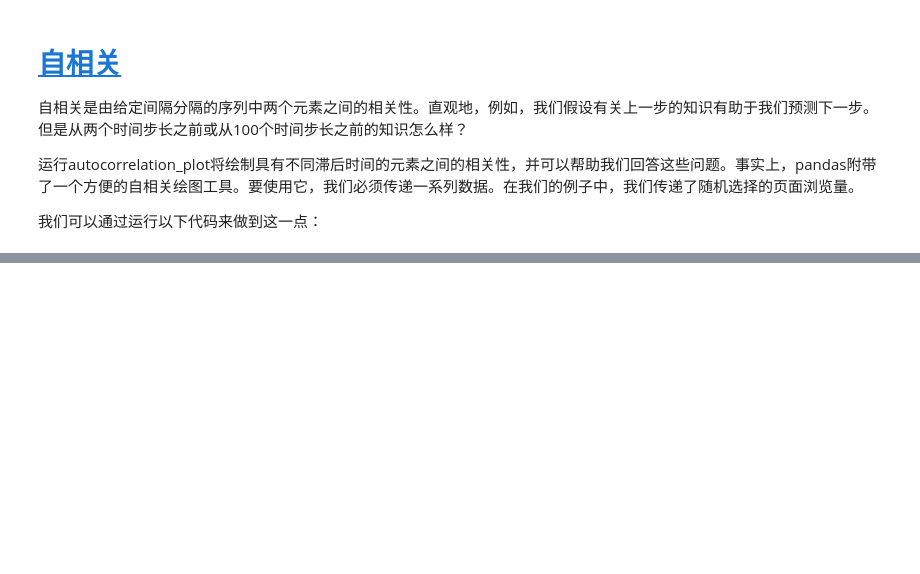
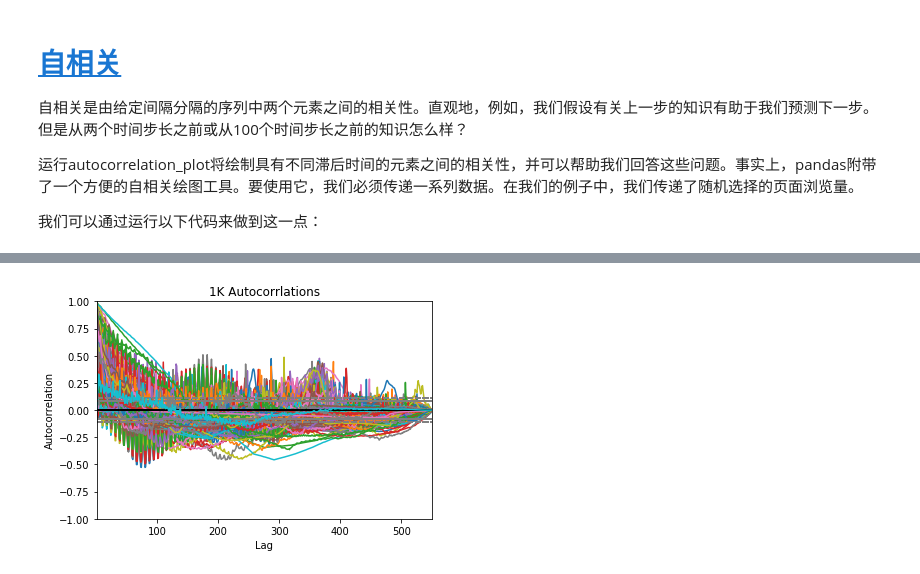
Before and after one commit to Knowledge-Precipitation-Tribe/Time-series-analysis, a Jupyter notebook: references/理解时间序列.ipynb, the cells around one changed output, grey strips where cells are left out. Saved outputs shown, nothing was run; the diff lists cells and outputs as text; code cells hidden in the pictures; blank space fills up the shorter version.

```diff
--- a/references/理解时间序列.ipynb
+++ b/references/理解时间序列.ipynb
@@ -326,0 +341,8 @@ plt.show()
+# %%
+a = np.random.choice(data.shape[0], 1000)
+for i in a:
+    autocorrelation_plot(data.iloc[i])
+plt.title('1K Autocorrlations')
+plt.show()
+# %% [output]
+[figure, added]
```
Also changed, not shown: parts of 7 cells of this notebook, 1 other file.
